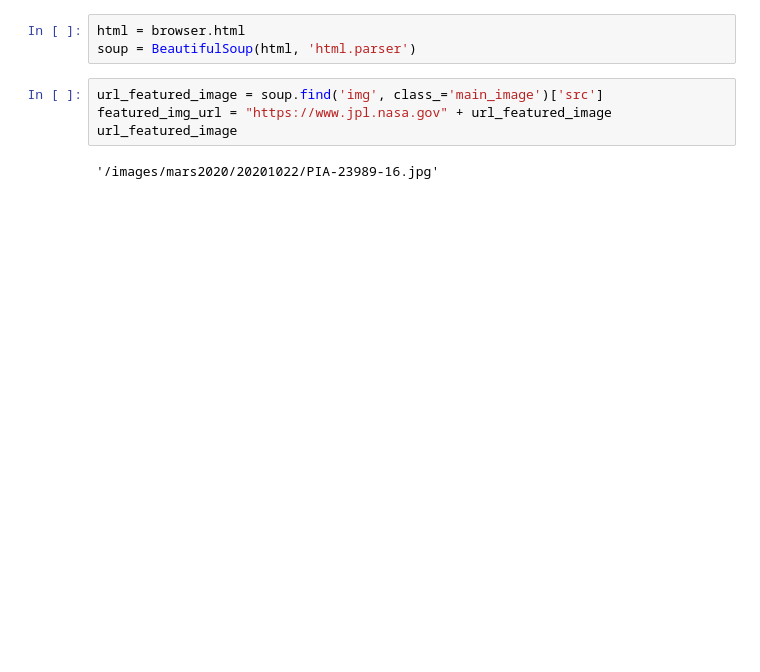
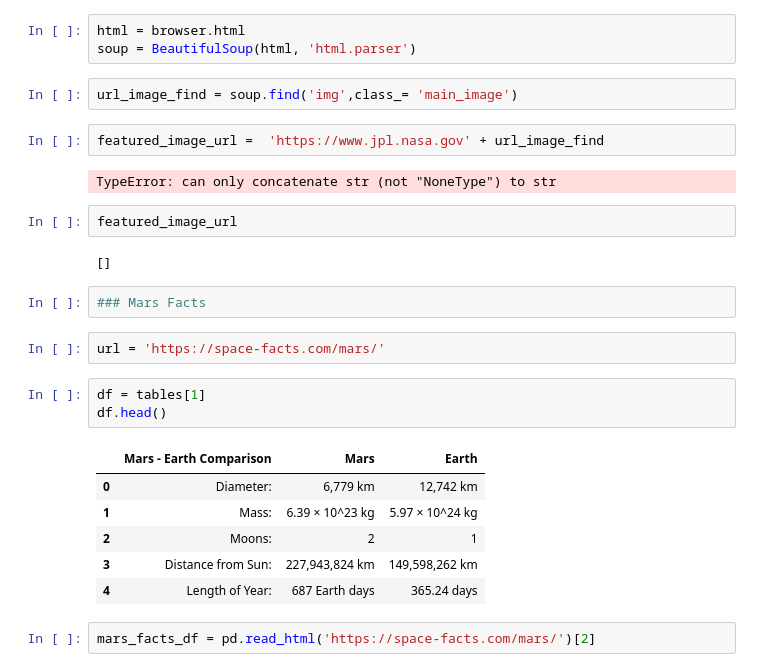
Before and after one commit to gcanales85/web-scraping-challenge, a Jupyter notebook: web-scraping-challenge/Missions_to_Mars/mission_to_mars.ipynb, the cells around one changed output. Saved outputs shown, nothing was run; the diff lists cells and outputs as text; blank space fills up the shorter version.

```diff
--- a/web-scraping-challenge/Missions_to_Mars/mission_to_mars.ipynb
+++ b/web-scraping-challenge/Missions_to_Mars/mission_to_mars.ipynb
@@ -87,8 +95,28 @@ browser.click_link_by_partial_text('next')
 html = browser.html
 soup = BeautifulSoup(html, 'html.parser')
 # %%
-url_featured_image = soup.find('img', class_='main_image')['src']
-featured_img_url = "https://www.jpl.nasa.gov" + url_featured_image
-url_featured_image
+url_image_find = soup.find('img',class_= 'main_image')
-# %% [output]
-'/images/mars2020/20201022/PIA-23989-16.jpg'
+# %%
+featured_image_url =  'https://www.jpl.nasa.gov' + url_image_find
+# %% [output]
+TypeError: can only concatenate str (not "NoneType") to str
+# %%
+featured_image_url
+# %% [output]
+[]
+# %%
+### Mars Facts
+# %%
+url = 'https://space-facts.com/mars/'
+# %%
+df = tables[1]
+df.head()
+# %% [output]
+|  | Mars - Earth Comparison | Mars | Earth |
+| 0 | Diameter: | 6,779 km | 12,742 km |
+| 1 | Mass: | 6.39 × 10^23 kg | 5.97 × 10^24 kg |
+| 2 | Moons: | 2 | 1 |
+| 3 | Distance from Sun: | 227,943,824 km | 149,598,262 km |
+| 4 | Length of Year: | 687 Earth days | 365.24 days |
+# %%
+mars_facts_df = pd.read_html('https://space-facts.com/mars/')[2]
```
Also changed, not shown: parts of 10 cells of this notebook.
